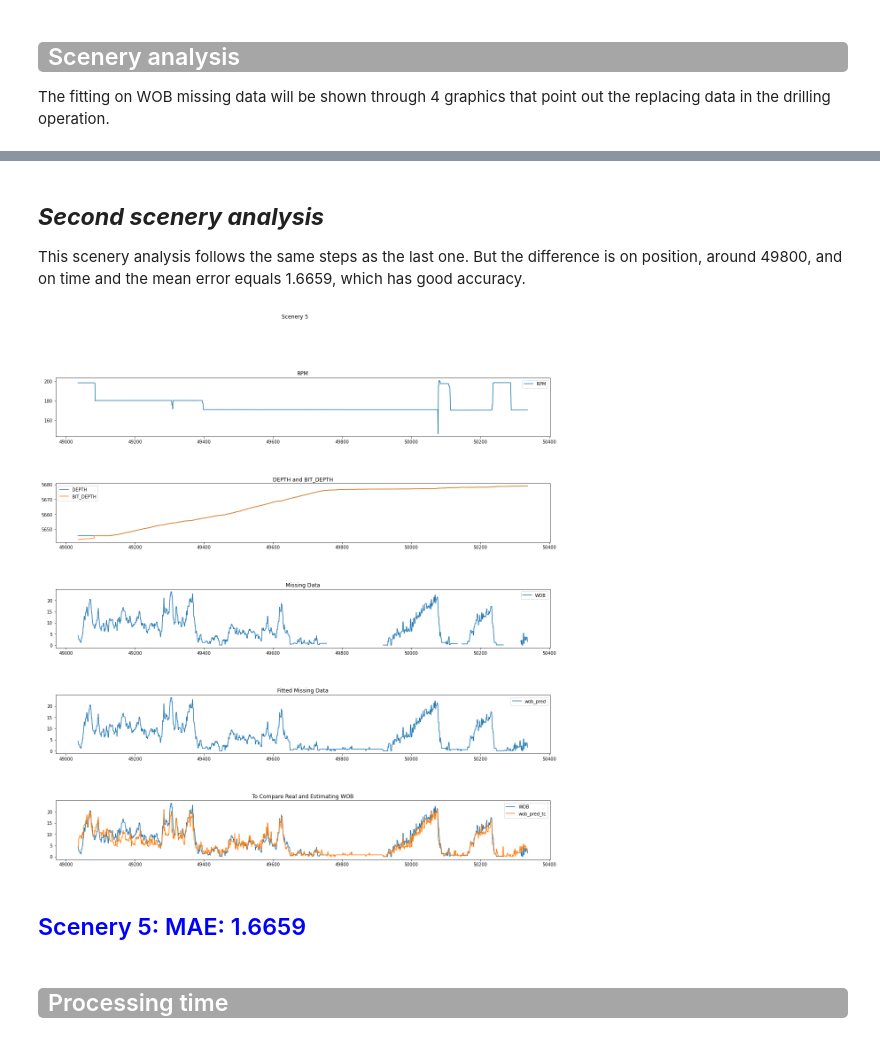
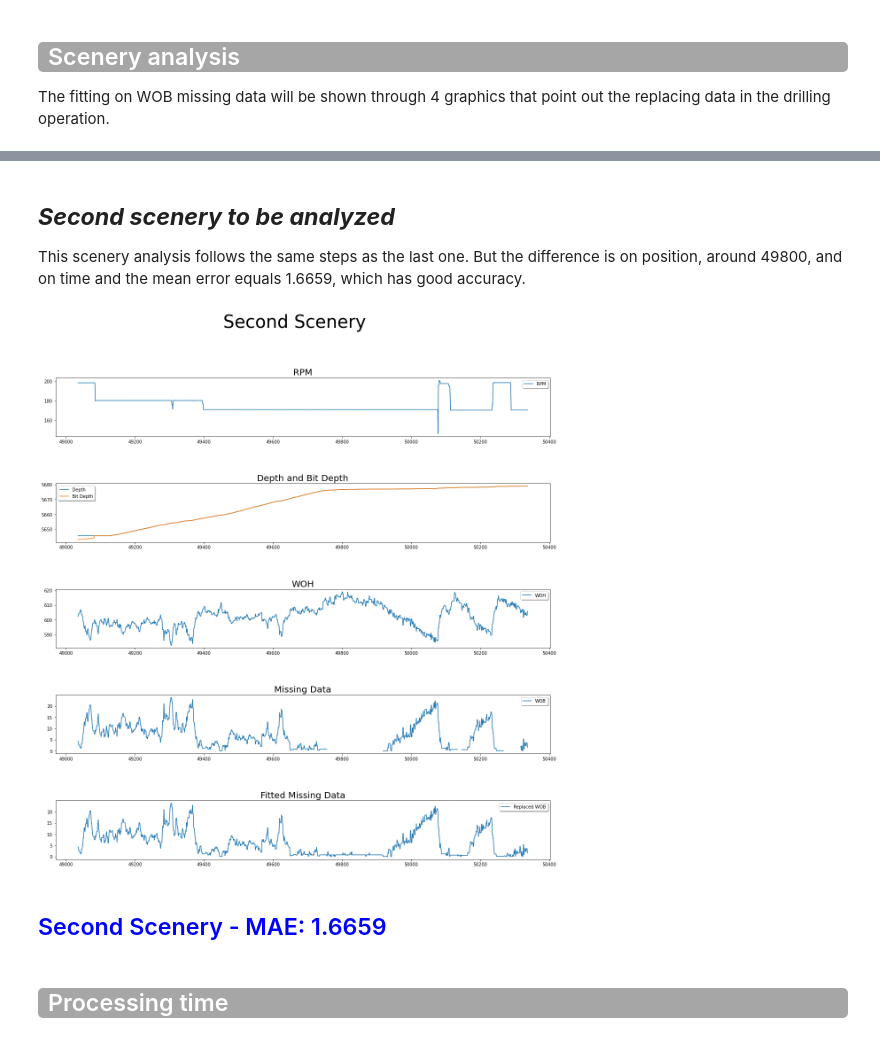
Before and after one commit to yscosta/Machine_Learning_to_correct_weight_on_bit_sensor, a Jupyter notebook: Fit_missing_data_on_weight_on_bit .ipynb, the cells around one changed output, grey strips where cells are left out. Saved outputs shown, nothing was run; the diff lists cells and outputs as text; code cells hidden in the pictures.

```diff
--- a/Fit_missing_data_on_weight_on_bit .ipynb
+++ b/Fit_missing_data_on_weight_on_bit .ipynb
@@ -152,28 +152,29 @@ def print_estimtion(df, segment):
     '''
         The goal is to show the data segment.
     '''
-    df_1 = df.loc[indexes[segment]][['time', 'WOB', 'wob_pred']]
+    df_1 = df.loc[indexes[segment]][['time', 'WOB', 'wob_replaced']]
     print(df_1)
     return
 
-def plot_predictions(df, segment):
+def plot_predictions(df, segment, scenery):
     # Select file segment.
     df_1 = get_data_segment(df, segment)
 
     # Prepare plot area.
     fig, axs = plt.subplots(5, 1)
-    fig.suptitle('Scenery '+str(segment + 1))
+    fig.suptitle(scenery, fontsize=40)
     fig.subplots_adjust(hspace=0.8)
 
     # Set titles and attributes for each plot.
-    titles = ['RPM', 'DEPTH and BIT_DEPTH', 'Missing Data', 'Fitted Missing Data', 'To Compare Real and Estimating WOB']
-    attributes = [['RPM'],['DEPTH','BIT_DEPTH'],['WOB'],['wob_pred'],['WOB', 'wob_pred_tc']]
+    titles = ['RPM', 'Depth and Bit Depth', 'WOH', 'Missing Data', 'Fitted Missing Data', 'To Compare Real and Estimating WOB']
+    attributes = [['RPM'],['DEPTH','BIT_DEPTH'], ['WOH'], ['WOB'],['wob_replaced'],['WOB', 'wob_predicted']]
+    labels = [['RPM'],['Depth','Bit Depth'], ['WOH'],['WOB'],['Replaced WOB'],['WOB', 'Predited WOB']]
 
-    # Set up the plots.
+    # Set up each subplot.
     for i in range(5):
         df_1[attributes[i]].plot(ax=axs[i])
-        axs[i].set_title(titles[i])
-        axs[i].legend(loc='best')
+        axs[i].set_title(titles[i], fontsize=20)
+        axs[i].legend(labels=labels[i], loc='best', shadow=True, fancybox=True)
 
     # Show plot.
     plt.show()
@@ -184,14 +185,14 @@ def calc_regression_error(df, segment):
     # Remove records based on WOB.
     df_1 = get_data_segment(df, segment).dropna(axis=0, subset=['WOB'])
 
-    mae = round(mean_absolute_error(df_1['WOB'], df_1['wob_pred_tc']), 4)
-    mape = round(mean_absolute_percentage_error(df_1['WOB'], df_1['wob_pred_tc']), 4)
-    rmse = round(mean_squared_error(df_1['WOB'], df_1['wob_pred_tc'])**0.5, 4)
+    mae = round(mean_absolute_error(df_1['WOB'], df_1['wob_predicted']), 4)
+    mape = round(mean_absolute_percentage_error(df_1['WOB'], df_1['wob_predicted']), 4)
+    rmse = round(mean_squared_error(df_1['WOB'], df_1['wob_predicted'])**0.5, 4)
 
     obs_min = round(df_1['WOB'].min(), 4)
     obs_max = round(df_1['WOB'].max(), 4)
-    pred_min = round(df_1['wob_pred_tc'].min(), 4)
-    pred_max = round(df_1['wob_pred_tc'].max(), 4)
+    pred_min = round(df_1['wob_predicted'].min(), 4)
+    pred_max = round(df_1['wob_predicted'].max(), 4)
 
     return mae, mape, rmse, obs_min, obs_max, pred_min, pred_max
 # %% [markdown]
@@ -244,8 +245,8 @@ for i in range(len(df)):
         wob_preds.append(last_wob)
 
 # Save WOB merged by replaced data.
-df['wob_pred'] = wob_preds
-df['wob_pred_tc'] = wob_preds_tc
+df['wob_replaced'] = wob_preds
+df['wob_predicted'] = wob_preds_tc
 # Save file.
 file = 'drilling_data_pwob.csv'
 df.to_csv(file, sep=';', decimal=',', index=False)
@@ -275,17 +277,18 @@ display(Markdown(score))
 # %% [markdown]
-## ___Second scenery analysis___
+## ___Second scenery to be analyzed___
 
 This scenery analysis follows the same steps as the last one. But the difference is on position, around 49800, and on time and the mean error equals 1.6659, which has good accuracy.
 # %%
 segment = 4
-plot_predictions(df, segment=segment)
+scenery = 'Second Scenery'
+plot_predictions(df, segment=segment, scenery=scenery)
 #print_estimtion(df, segment=segment)
 mae, _, _, _, _, _, _ = calc_regression_error(df, segment=segment)
-score = f"## <span style='color:blue'>Scenery {segment + 1}: MAE: {mae}</span>"
+score = f"## <span style='color:blue'>{scenery} - MAE: {mae}</span>"
 display(Markdown(score))
 # %% [output]
-[figure, old version]
+[figure, new version]
-## <span style='color:blue'>Scenery 5: MAE: 1.6659</span>
+## <span style='color:blue'>Second Scenery - MAE: 1.6659</span>
 # %% [markdown]
 <div class="alert alert-info" style="background-color:#A6A6A6; color:white; padding:0px 10px; border-radius:5px;"><h2 style='margin:10px 5px'>Processing time</h2>
 </div>
```
Also changed, not shown: parts of 5 cells of this notebook.
